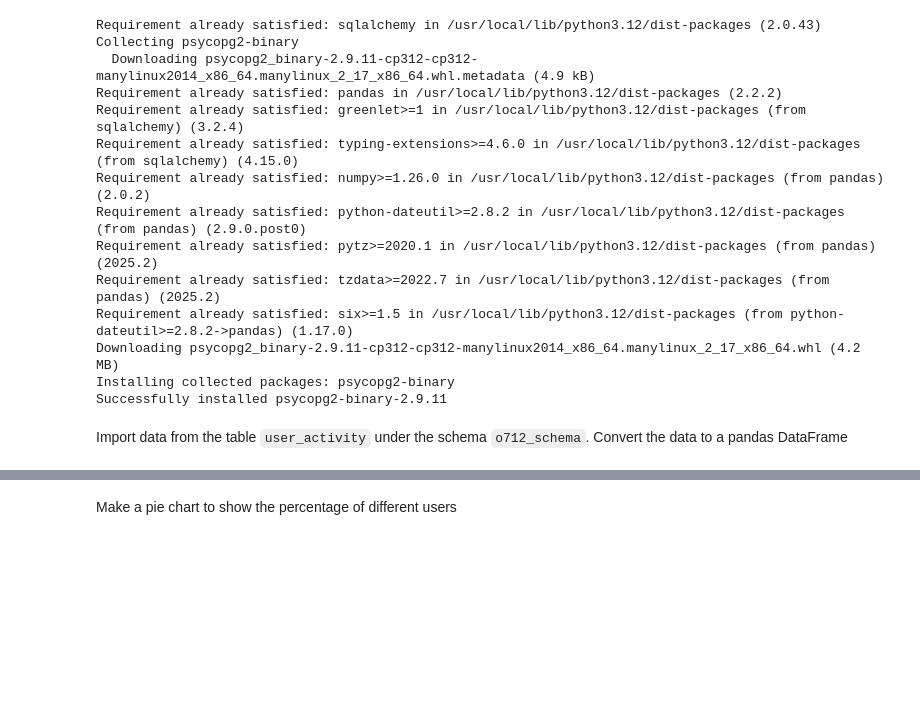
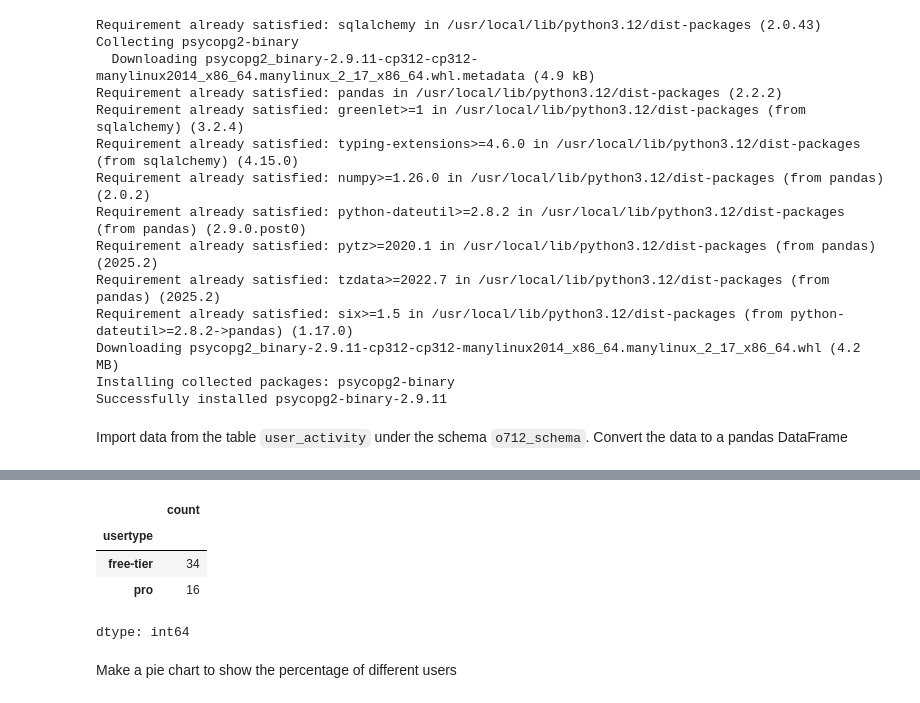
Before and after one commit to Data-Analytics-with-Python/database-exercise-rayoen0, a Jupyter notebook: DB_exercise.ipynb, the cells around one changed output, grey strips where cells are left out. Cells and saved outputs as stored; diff of their text form; code cells hidden in the pictures; blank space fills up the shorter version.

```diff
--- a/DB_exercise.ipynb
+++ b/DB_exercise.ipynb
@@ -25,2 +65,10 @@ Import data from the table `user_activity` under the schema `o712_schema`. Conve
+# %%
+df['usertype'].value_counts()
+# %% [output]
+|  | count |
+| usertype |  |
+| free-tier | 34 |
+| pro | 16 |
+dtype: int64
 # %% [markdown]
 Make a pie chart to show the percentage of different users
```
Also changed, not shown: parts of 5 cells of this notebook.
